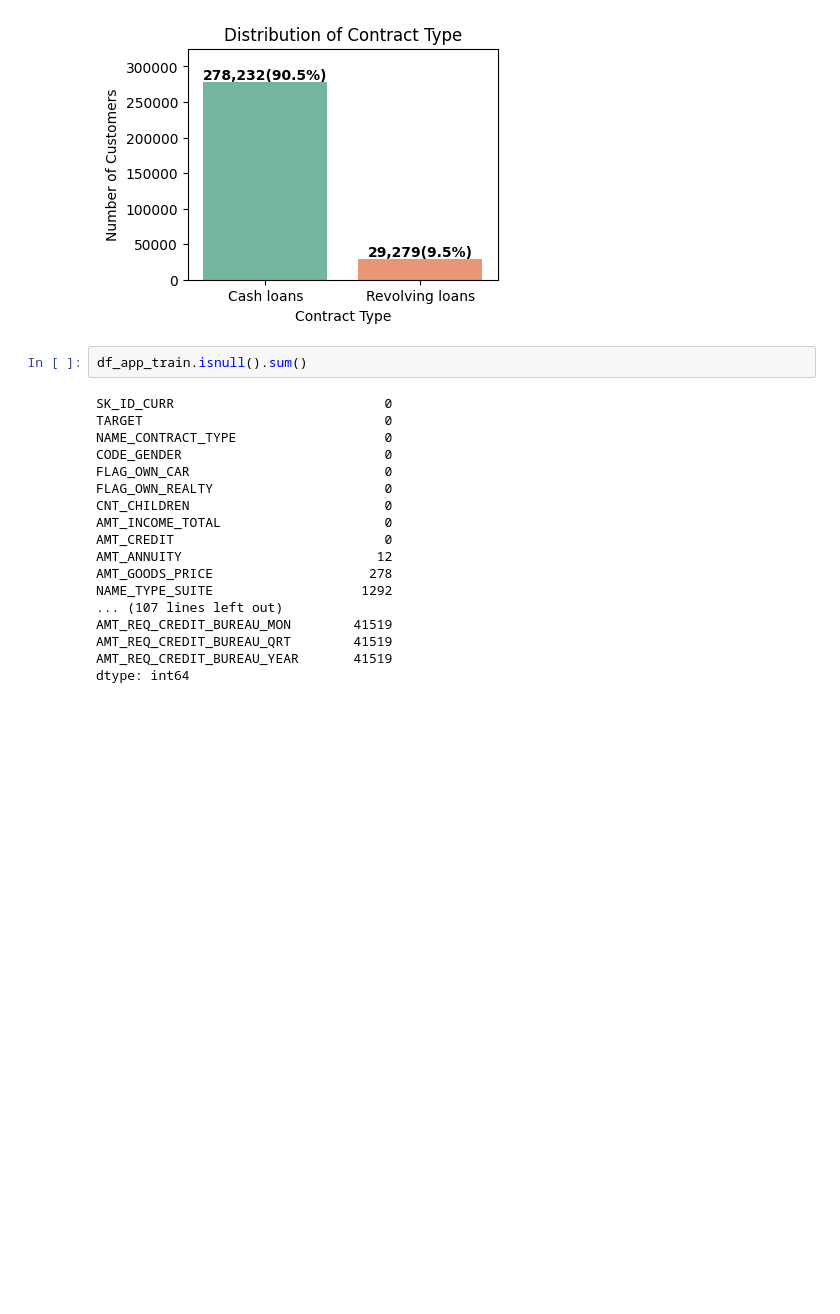
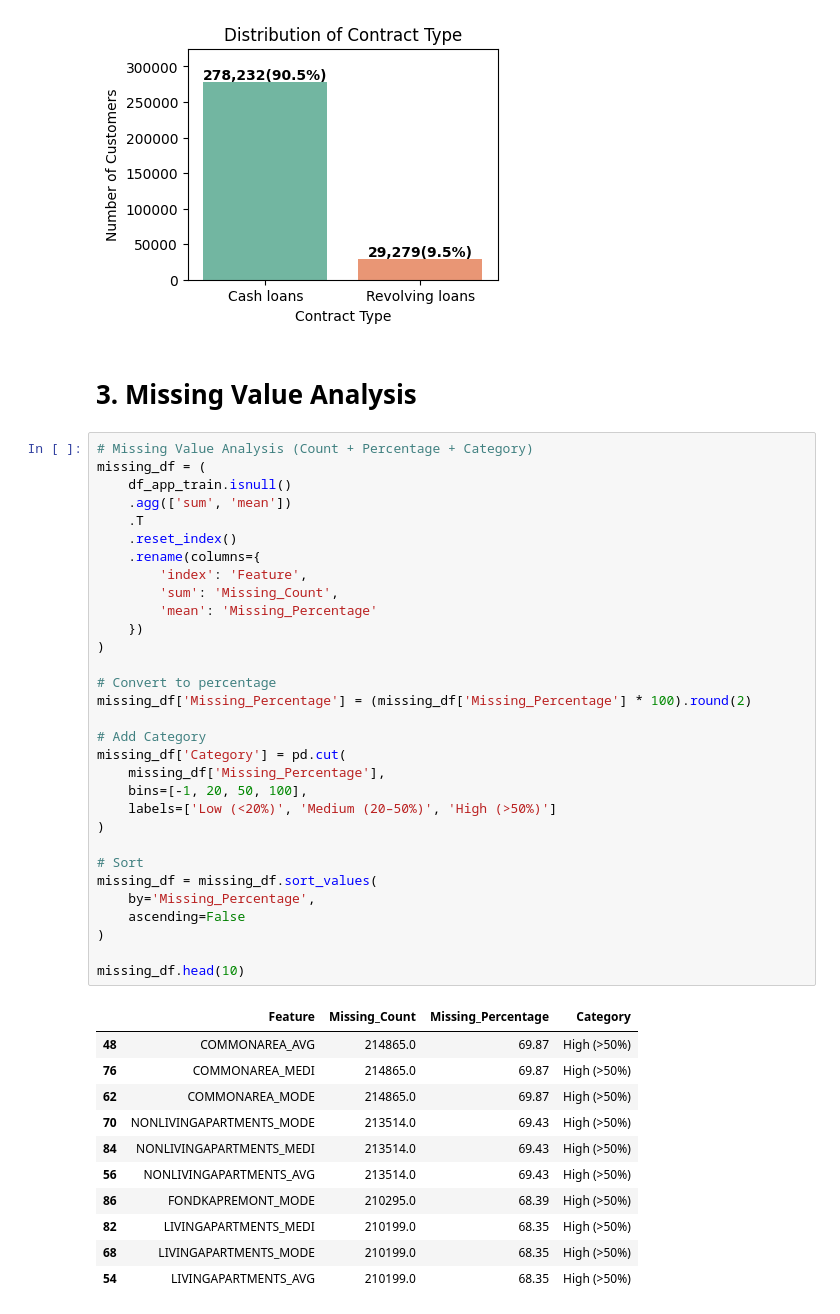
Before and after one commit to oknardo/Home_Credit_Scorecard_Model, a Jupyter notebook: EDA_application_train.ipynb, the cells around one changed output. Cells and saved outputs as stored; diff of their text form; blank space fills up the shorter version.

Commit message:
Update EDA: add Missing Value Analysis

```diff
--- a/EDA_application_train.ipynb
+++ b/EDA_application_train.ipynb
@@ -188,23 +192,48 @@ for i, row in contract_df.iterrows():
 plt.show()
 # %% [output]
 [figure]
-# %%
-df_app_train.isnull().sum()
-# %% [output]
-SK_ID_CURR                           0
-TARGET                               0
-NAME_CONTRACT_TYPE                   0
-CODE_GENDER                          0
-FLAG_OWN_CAR                         0
-FLAG_OWN_REALTY                      0
-CNT_CHILDREN                         0
-AMT_INCOME_TOTAL                     0
-AMT_CREDIT                           0
-AMT_ANNUITY                         12
-AMT_GOODS_PRICE                    278
-NAME_TYPE_SUITE                   1292
-... (107 lines left out)
-AMT_REQ_CREDIT_BUREAU_MON        41519
-AMT_REQ_CREDIT_BUREAU_QRT        41519
-AMT_REQ_CREDIT_BUREAU_YEAR       41519
-dtype: int64
+# %% [markdown]
+# 3. Missing Value Analysis
+# %%
+# Missing Value Analysis (Count + Percentage + Category)
+missing_df = (
+    df_app_train.isnull()
+    .agg(['sum', 'mean'])
+    .T
+    .reset_index()
+    .rename(columns={
+        'index': 'Feature',
+        'sum': 'Missing_Count',
+        'mean': 'Missing_Percentage'
+    })
+)
+
+# Convert to percentage
+missing_df['Missing_Percentage'] = (missing_df['Missing_Percentage'] * 100).round(2)
+
+# Add Category
+missing_df['Category'] = pd.cut(
+    missing_df['Missing_Percentage'],
+    bins=[-1, 20, 50, 100],
+    labels=['Low (<20%)', 'Medium (20–50%)', 'High (>50%)']
+)
+
+# Sort
+missing_df = missing_df.sort_values(
+    by='Missing_Percentage',
+    ascending=False
+)
+
+missing_df.head(10)
+# %% [output]
+|  | Feature | Missing_Count | Missing_Percentage | Category |
+| 48 | COMMONAREA_AVG | 214865.0 | 69.87 | High (>50%) |
+| 76 | COMMONAREA_MEDI | 214865.0 | 69.87 | High (>50%) |
+| 62 | COMMONAREA_MODE | 214865.0 | 69.87 | High (>50%) |
+| 70 | NONLIVINGAPARTMENTS_MODE | 213514.0 | 69.43 | High (>50%) |
+| 84 | NONLIVINGAPARTMENTS_MEDI | 213514.0 | 69.43 | High (>50%) |
+| 56 | NONLIVINGAPARTMENTS_AVG | 213514.0 | 69.43 | High (>50%) |
+| 86 | FONDKAPREMONT_MODE | 210295.0 | 68.39 | High (>50%) |
+| 82 | LIVINGAPARTMENTS_MEDI | 210199.0 | 68.35 | High (>50%) |
+| 68 | LIVINGAPARTMENTS_MODE | 210199.0 | 68.35 | High (>50%) |
+| 54 | LIVINGAPARTMENTS_AVG | 210199.0 | 68.35 | High (>50%) |
```
Also changed, not shown: parts of 7 cells of this notebook.
